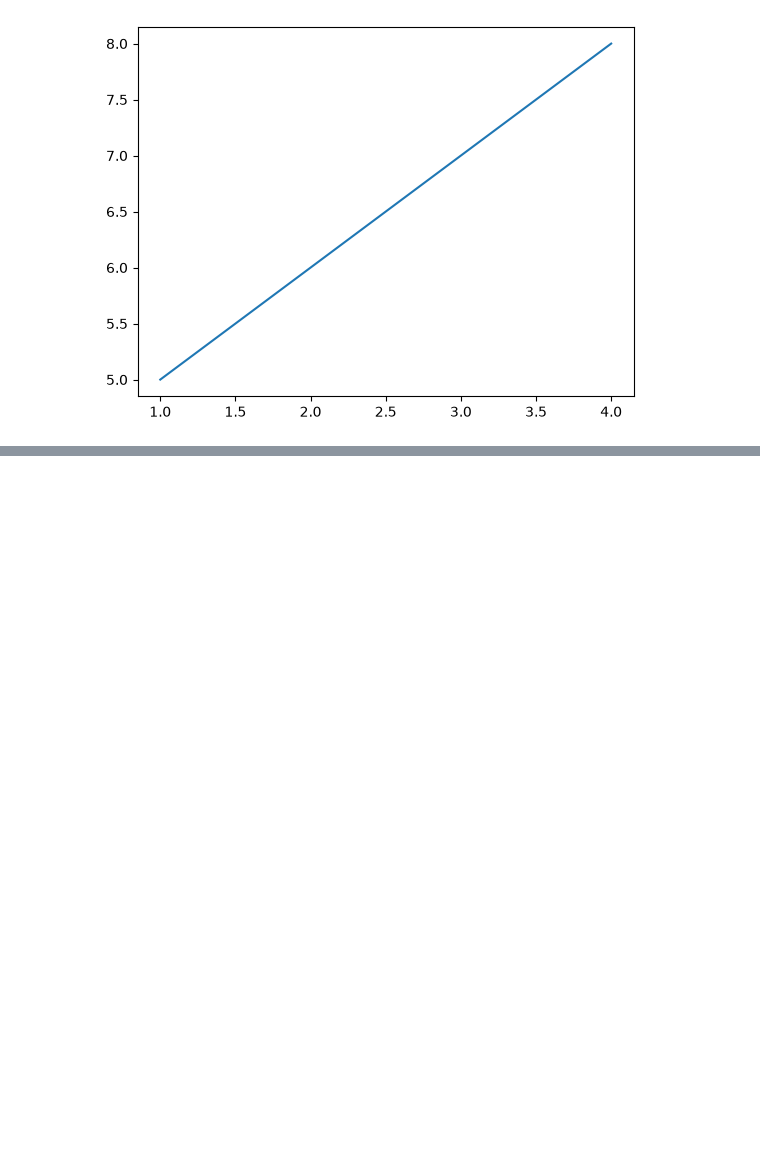
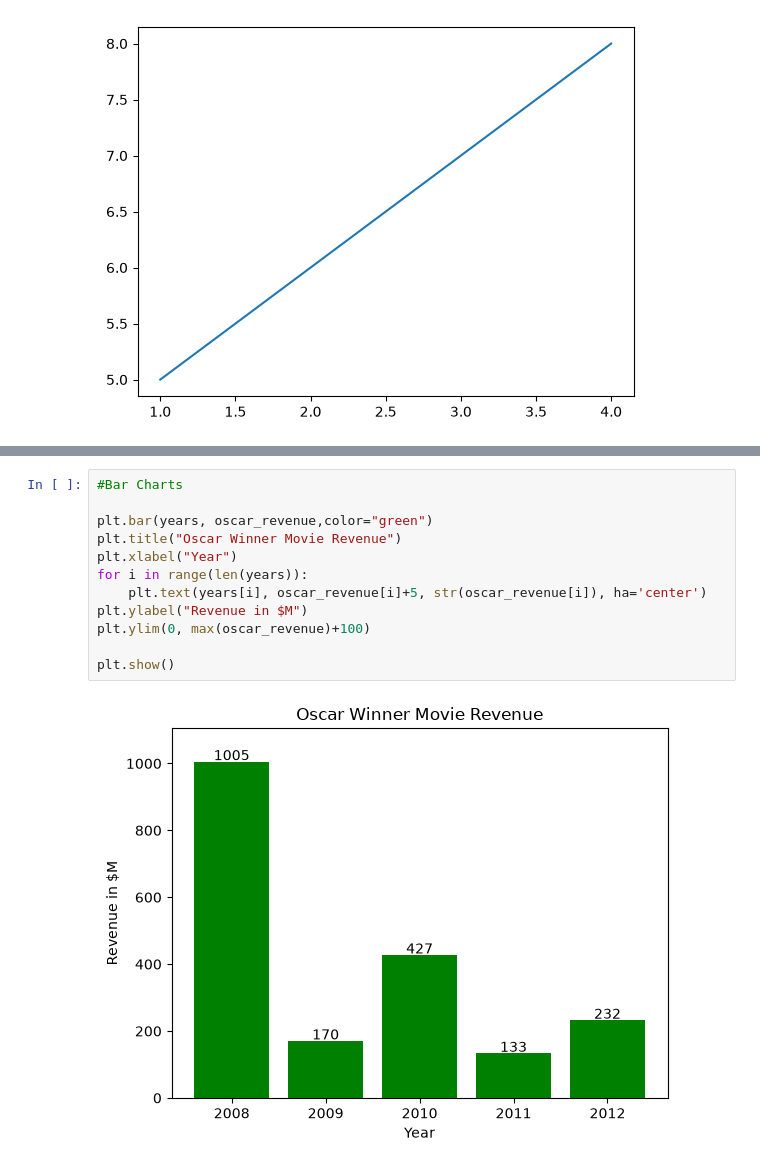
Before and after one commit to HiteshKadam/apna_college_datascience, a Jupyter notebook: Anaconda/data_visualization.ipynb, the cells around one changed output, grey strips where cells are left out. Drawn from its saved outputs; the diff is of its cells as text; blank space fills up the shorter version.

```diff
--- a/Anaconda/data_visualization.ipynb
+++ b/Anaconda/data_visualization.ipynb
@@ -10,0 +68,14 @@ plt.show()
+# %%
+#Bar Charts
+
+plt.bar(years, oscar_revenue,color="green")
+plt.title("Oscar Winner Movie Revenue")
+plt.xlabel("Year")
+for i in range(len(years)):
+    plt.text(years[i], oscar_revenue[i]+5, str(oscar_revenue[i]), ha='center')
+plt.ylabel("Revenue in $M")
+plt.ylim(0, max(oscar_revenue)+100)
+
+plt.show()
+# %% [output]
+[figure, added]
```
Also changed, not shown: parts of 6 cells of this notebook, 1 other file.
